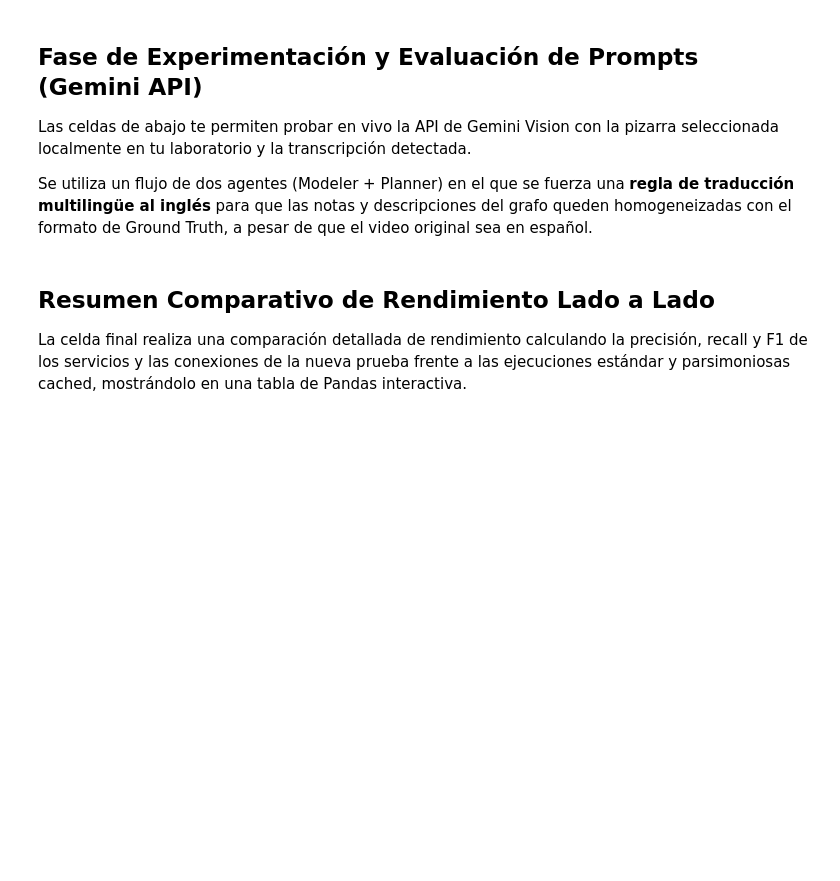
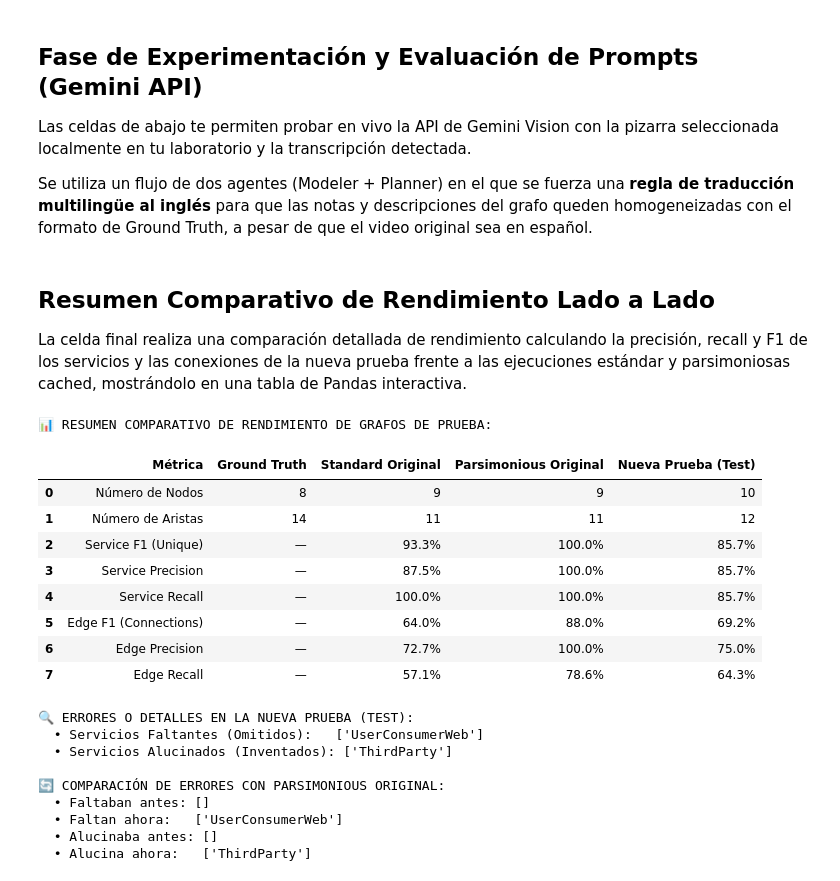
Before and after one commit to stevenijm777/AWS-Architecture, a Jupyter notebook: whiteboard_selection_lab/spanish_videos_lab.ipynb, the cells around one changed output. Cells and saved outputs as stored; diff of their text form; code cells hidden in the pictures; blank space fills up the shorter version.

```diff
--- a/whiteboard_selection_lab/spanish_videos_lab.ipynb
+++ b/whiteboard_selection_lab/spanish_videos_lab.ipynb
@@ -28,7 +28,7 @@ import whisper
 # - "l0mvXogANE4" Smadex: Serving Billions of Ads with Amazon ElastiCache for Redis
 # - "x76BIV88j_M" Cabify: Building a Massively Scalable Ride-Sharing Mobile App with Containers
 
-VIDEO_ID = "CsD5bmM6mpY"
+VIDEO_ID = "l0mvXogANE4"
 
 PROJECT_ROOT = Path('/home/stemjara/Projects/AWS-Architecture')
 LAB_DIR = PROJECT_ROOT / 'whiteboard_selection_lab'
@@ -84,7 +102,8 @@ model = whisper.load_model("turbo", device=device)
 print("🕵️ Detectando idioma del audio...")
 audio = whisper.load_audio(str(audio_path))
 audio = whisper.pad_or_trim(audio)
-mel = whisper.log_mel_spectrogram(audio).to(model.device)
+# Usar model.dims.n_mels asegura que siempre coincida, sin importar qué modelo cargues
+mel = whisper.log_mel_spectrogram(audio, n_mels=model.dims.n_mels).to(model.device)
 
 _, probs = model.detect_language(mel)
 detected_lang = max(probs, key=probs.get)
@@ -867,8 +915,10 @@ from scripts.utils.evaluate_graphs import evaluate_pair, load_services_catalog
 catalog_dict = load_services_catalog(services_csv)
 
 # Cargar grafos
-gt_g = nx.read_graphml(gt_path)
-test_g = nx.read_graphml(test_graph_path)
+gt_path = PROJECT_ROOT / "data" / "cloudscape_gt" / f"{VIDEO_ID}.graphml"
+RAW_DIR = PROJECT_ROOT / "data" / "raw"
+gt_g = nx.read_graphml(str(gt_path))
+test_g = nx.read_graphml(str(test_graph_path))
 
 # Rutas locales de grafos en data/
 ws_std_graph = RAW_DIR / f"{VIDEO_ID}.graphml"
@@ -925,30 +975,50 @@ def add_row(label, key, is_pct=True):
         fila["Nueva Prueba (Test)"] = f"{val:.1%}" if is_pct else val
     else:
         fila["Nueva Prueba (Test)"] = "—"
 
     filas.append(fila)
 
 add_row("Número de Nodos", "gen_nodes", is_pct=False)
 add_row("Número de Aristas", "gen_edges", is_pct=False)
 add_row("Service F1 (Unique)", "svc_f1")
 add_row("Service Precision", "svc_precision")
 add_row("Service Recall", "svc_recall")
 add_row("Edge F1 (Connections)", "edge_f1")
 add_row("Edge Precision", "edge_precision")
 add_row("Edge Recall", "edge_recall")
 
 df_resumen = pd.DataFrame(filas)
 print("📊 RESUMEN COMPARATIVO DE RENDIMIENTO DE GRAFOS DE PRUEBA:")
 display(df_resumen)
 
 # Detalles cualitativos de errores
 print("\n🔍 ERRORES O DETALLES EN LA NUEVA PRUEBA (TEST):")
 print(f"  • Servicios Faltantes (Omitidos):   {test_eval.get('services_missing', [])}")
 print(f"  • Servicios Alucinados (Inventados): {test_eval.get('services_hallucinated', [])}")
 
 if parsi_eval:
     print("\n🔄 COMPARACIÓN DE ERRORES CON PARSIMONIOUS ORIGINAL:")
     print(f"  • Faltaban antes: {parsi_eval.get('services_missing', [])}")
     print(f"  • Faltan ahora:   {test_eval.get('services_missing', [])}")
     print(f"  • Alucinaba antes: {parsi_eval.get('services_hallucinated', [])}")
     print(f"  • Alucina ahora:   {test_eval.get('services_hallucinated', [])}")
+# %% [output]
+📊 RESUMEN COMPARATIVO DE RENDIMIENTO DE GRAFOS DE PRUEBA:
+|  | Métrica | Ground Truth | Standard Original | Parsimonious Original | Nueva Prueba (Test) |
+| 0 | Número de Nodos | 8 | 9 | 9 | 10 |
+| 1 | Número de Aristas | 14 | 11 | 11 | 12 |
+| 2 | Service F1 (Unique) | — | 93.3% | 100.0% | 85.7% |
+| 3 | Service Precision | — | 87.5% | 100.0% | 85.7% |
+| 4 | Service Recall | — | 100.0% | 100.0% | 85.7% |
+| 5 | Edge F1 (Connections) | — | 64.0% | 88.0% | 69.2% |
+| 6 | Edge Precision | — | 72.7% | 100.0% | 75.0% |
+| 7 | Edge Recall | — | 57.1% | 78.6% | 64.3% |
+🔍 ERRORES O DETALLES EN LA NUEVA PRUEBA (TEST):
+  • Servicios Faltantes (Omitidos):   ['UserConsumerWeb']
+  • Servicios Alucinados (Inventados): ['ThirdParty']
+
+🔄 COMPARACIÓN DE ERRORES CON PARSIMONIOUS ORIGINAL:
+  • Faltaban antes: []
+  • Faltan ahora:   ['UserConsumerWeb']
+  • Alucinaba antes: []
+  • Alucina ahora:   ['ThirdParty']
```
Also changed, not shown: parts of 7 cells of this notebook.
